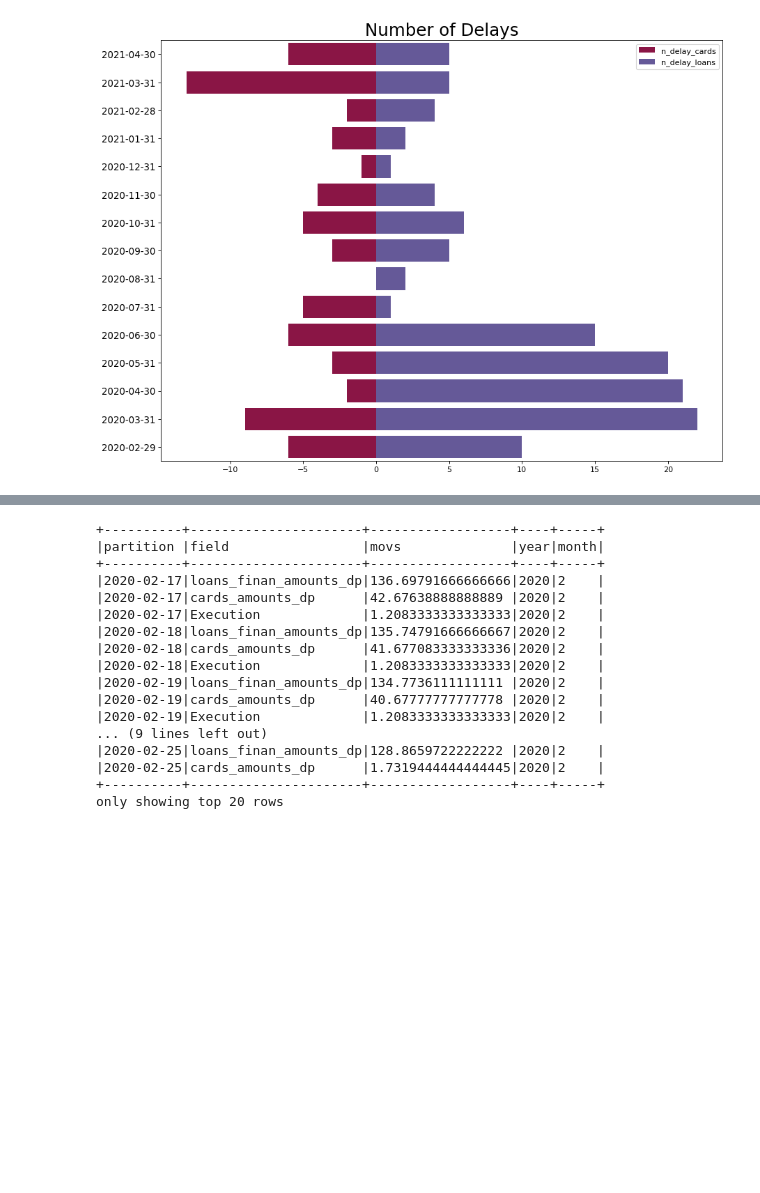
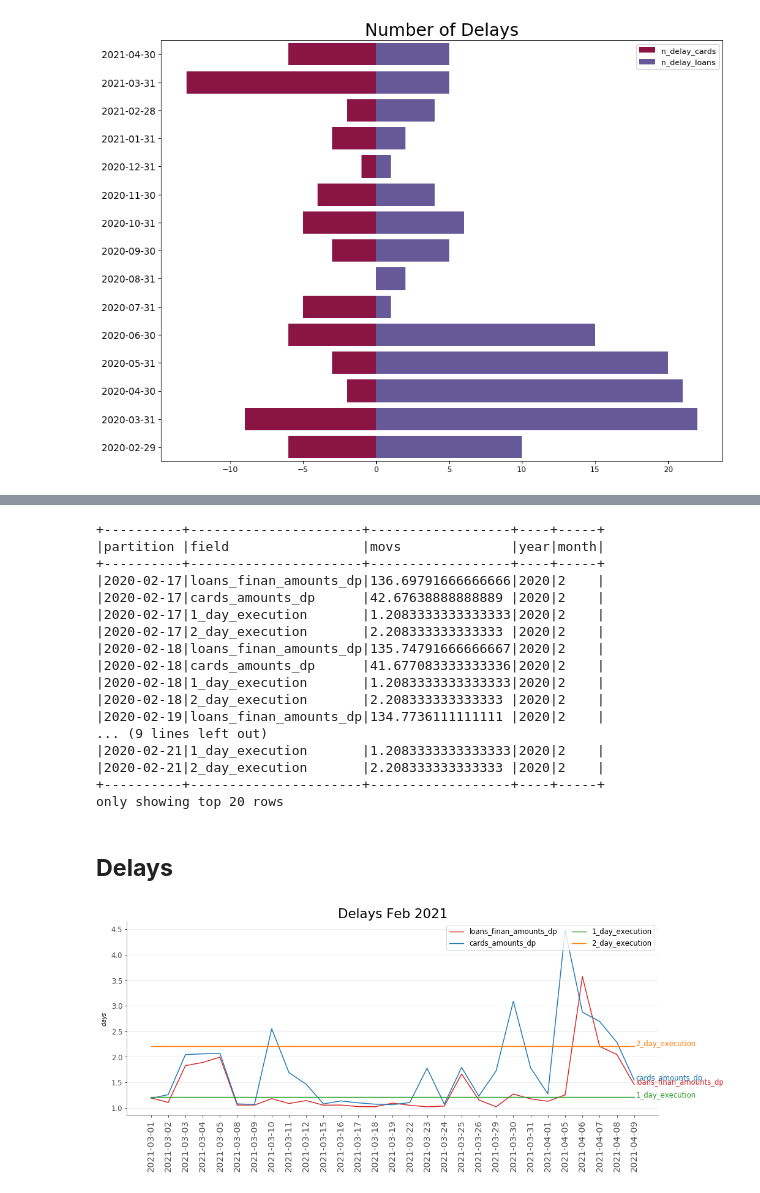
Before and after one commit to erikapat/pyspark_own_functions, a Jupyter notebook: monitorization.ipynb, the cells around one changed output, grey strips where cells are left out. Cells and saved outputs as stored; diff of their text form; code cells hidden in the pictures; blank space fills up the shorter version.

```diff
--- a/monitorization.ipynb
+++ b/monitorization.ipynb
@@ -167,5 +207,5 @@ plot_piramid(df_input_part.toPandas().sort_values(by=[cat]),
 # %%
-df_transf = to_explode(df_input.select('partition', table_name_loans, table_name_cards, 'Execution'),['partition'])
+df_transf = to_explode(df_input.select('partition', table_name_loans, table_name_cards, '1_day_execution',  '2_day_execution'),['partition'])
 df_transf = (df_transf.withColumn("partition", to_date(from_unixtime(unix_timestamp('partition', 'yyMMdd'))))
              .withColumn('year', year('partition')).withColumn('month', month('partition'))
              .withColumn('partition', col('partition').cast('string')))
@@ -176,16 +216,32 @@ df_transf.show(20, False)
 +----------+----------------------+------------------+----+-----+
 |2020-02-17|loans_finan_amounts_dp|136.69791666666666|2020|2    |
 |2020-02-17|cards_amounts_dp      |42.67638888888889 |2020|2    |
-|2020-02-17|Execution             |1.2083333333333333|2020|2    |
+|2020-02-17|1_day_execution       |1.2083333333333333|2020|2    |
+|2020-02-17|2_day_execution       |2.208333333333333 |2020|2    |
 |2020-02-18|loans_finan_amounts_dp|135.74791666666667|2020|2    |
 |2020-02-18|cards_amounts_dp      |41.677083333333336|2020|2    |
-|2020-02-18|Execution             |1.2083333333333333|2020|2    |
+|2020-02-18|1_day_execution       |1.2083333333333333|2020|2    |
+|2020-02-18|2_day_execution       |2.208333333333333 |2020|2    |
 |2020-02-19|loans_finan_amounts_dp|134.7736111111111 |2020|2    |
-|2020-02-19|cards_amounts_dp      |40.67777777777778 |2020|2    |
-|2020-02-19|Execution             |1.2083333333333333|2020|2    |
 ... (9 lines left out)
-|2020-02-25|loans_finan_amounts_dp|128.8659722222222 |2020|2    |
-|2020-02-25|cards_amounts_dp      |1.7319444444444445|2020|2    |
+|2020-02-21|1_day_execution       |1.2083333333333333|2020|2    |
+|2020-02-21|2_day_execution       |2.208333333333333 |2020|2    |
 +----------+----------------------+------------------+----+-----+
 only showing top 20 rows
+# %% [markdown]
+## **Delays**
+# %%
+# Last two months 2021
+df_input_202102 = df_transf.filter(col('year') == '2021').filter(col('month').isin('4', '3'))
+import pandas as pd
+df = df_input_202102.toPandas()
+# plot
+title = "Delays Feb 2021"
+ytitle = '$days$'
+date_name = 'partition'
+yaxis_field = 'movs'
+type_col = 'field'
+plot_different_type_series(df, date_name, yaxis_field, type_col, title, ytitle, dpi_value = 70, height = 6)
+# %% [output]
+[figure, added]
 # %%
```
Also changed, not shown: parts of 17 cells of this notebook, 4 other files.
